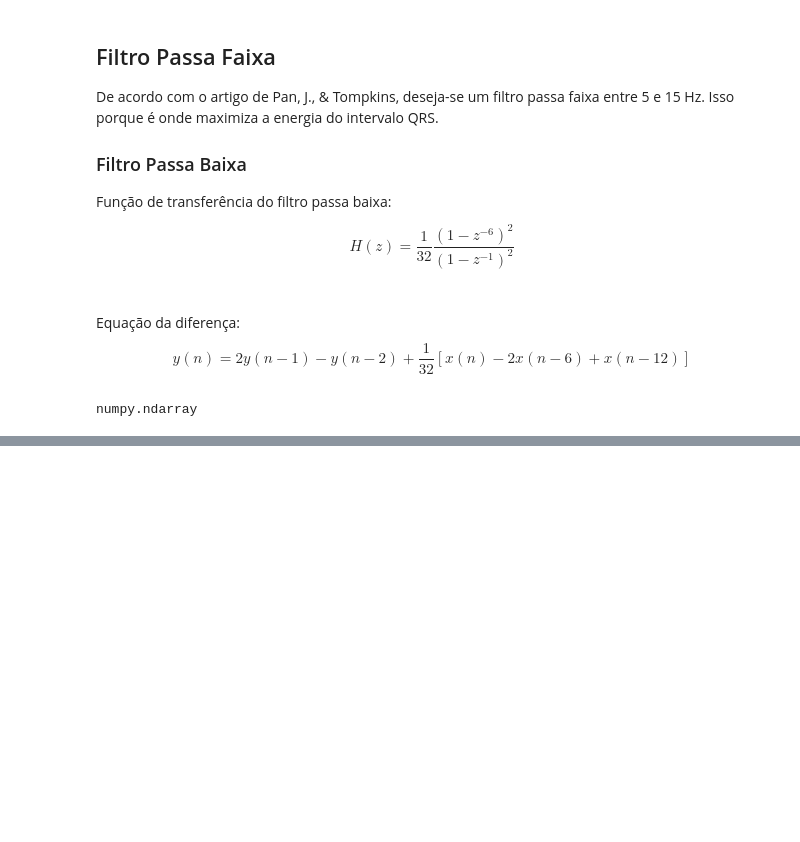
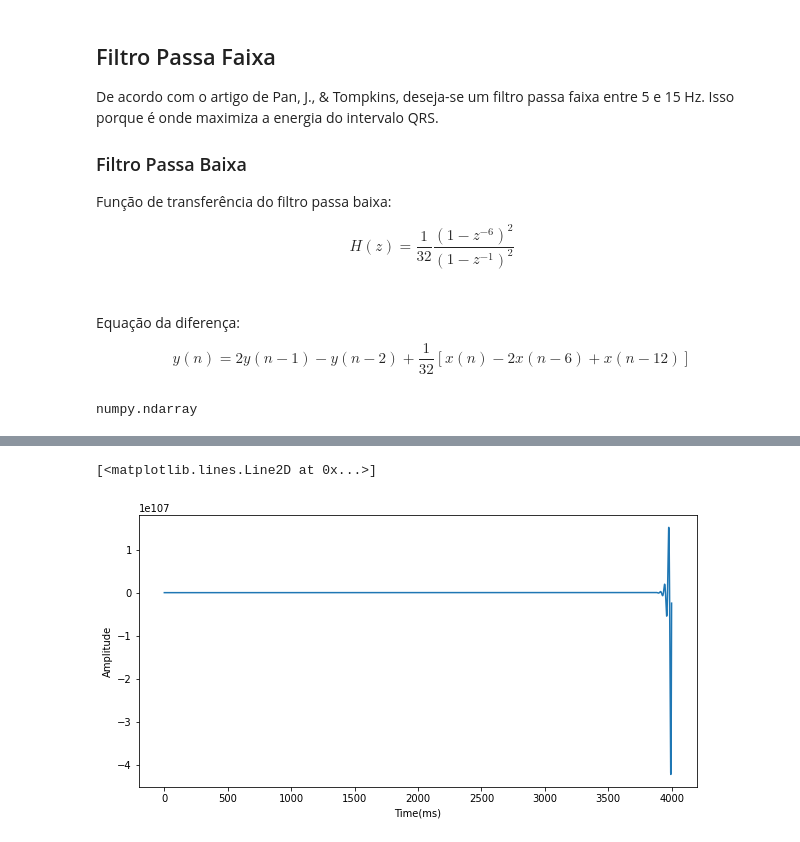
Before and after one commit to cgalvaojr1976/ic-ecg, a Jupyter notebook: models/PanTompkins.ipynb, the cells around one changed output, grey strips where cells are left out. Cells and saved outputs as stored; diff of their text form; code cells hidden in the pictures; blank space fills up the shorter version.

```diff
--- a/models/PanTompkins.ipynb
+++ b/models/PanTompkins.ipynb
@@ -66,9 +66,9 @@ type(record)
 numpy.ndarray
 # %%
 def pass_baixa(sinal):
-    lowpass = np.zeros(len(sinal)+1)
-    for i in range(12, len(lowpass)-2):
-        lowpass[i] = 2*lowpass[i+1] - lowpass[i-2] + (1/32*(sinal[i] - 2*sinal[i-6] + sinal[i-12]))
+    lowpass = np.copy(sinal)
+    for i in range(12, len(lowpass)-1):
+        lowpass[i] = (2*lowpass[i-1]) - (lowpass[i-2]) + ((1/32)*(sinal[i] - 2*sinal[i-6] + sinal[i-12]))
     return lowpass
 # %%
 teste_passab = pass_baixa(record)
@@ -80,0 +82,8 @@ TypeError: object of type 'numpy.float64' has no len()
+# %%
+plt.figure(figsize=(10,5))
+plt.xlabel(xlabel="Time(ms)")
+plt.ylabel(ylabel="Amplitude")
+plt.plot(tamanho[0:4000], teste_passab[0:4000])
+# %% [output]
+[<matplotlib.lines.Line2D at 0x...>]
+[figure, added]
```
Also changed, not shown: parts of 1 cell of this notebook, 1 other file.
